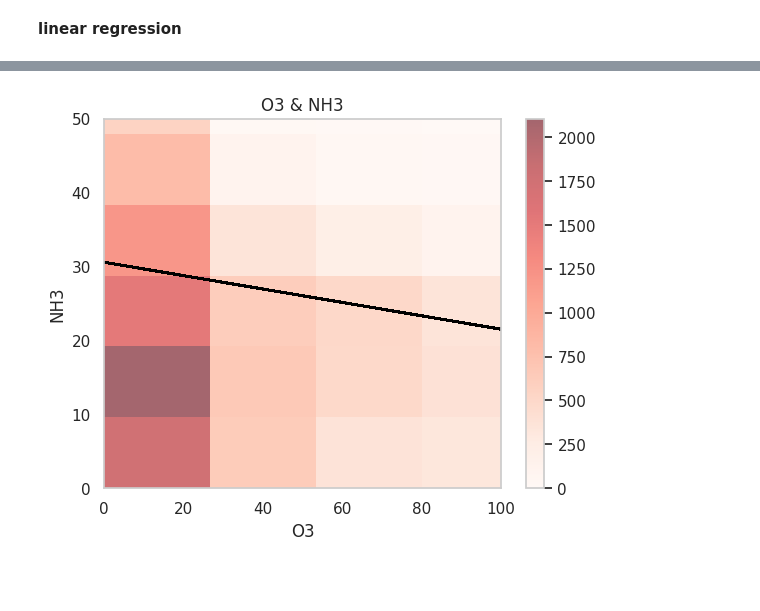
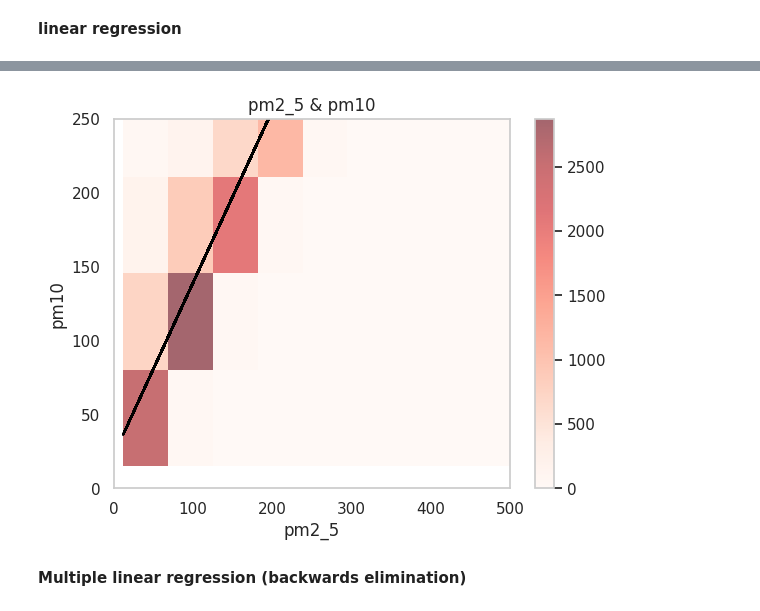
Before and after one commit to dafnep4/Dafne-Petrelli-s-coding, a Jupyter notebook: Coursework_2_Delhi.ipynb, the cells around one changed output, grey strips where cells are left out. Cells and saved outputs as stored; diff of their text form; code cells hidden in the pictures; blank space fills up the shorter version.

```diff
--- a/Coursework_2_Delhi.ipynb
+++ b/Coursework_2_Delhi.ipynb
@@ -114,8 +116,8 @@ Notes:
 # %%
-predictors = ["o3"]
-outcome = "nh3"
-model = LinearRegression()
-model.fit(df[predictors], df[outcome])
-print(f"Intercept of co and nh3: {model.intercept_:.3f}")
-print(f"Coefficient co and nh3: {model.coef_[0]:.3f}")
+predictors=["pm2_5"] #assigned pollutant pm2.5 as predictor.
+outcome="pm10" #assigned pm10 as outcome.
+model=LinearRegression()
+model.fit(df[predictors],df[outcome])
+print(f"Intercept of pm2_5 and pm10: {model.intercept_:.3f}") #computed regression intercept.
+print(f"Coefficient pm2_5 and pm10: {model.coef_[0]:.3f}") #computed regression coefficient.
 # %% [output]
@@ -170,16 +182,16 @@ plt.show()
 # %%
-plt.hist2d(df["o3"],df["nh3"],bins=30,cmap="Reds", alpha=0.6)
+plt.hist2d(df["pm2_5"],df["pm10"],bins=30,cmap="Reds", alpha=0.6)
 plt.colorbar()
-plt.plot(df["o3"], model.intercept_+model.coef_*df["o3"],color='black')
-plt.title("O3 & NH3")
-plt.xlabel("O3")
-plt.ylabel("NH3")
-
-plt.xlim(0, 100) #to zoom in the plot, couldnt see it clearly before
-plt.ylim(0, 50)
-
+plt.plot(df["pm2_5"], model.intercept_+model.coef_*df["pm2_5"],color='black')
+plt.title("pm2_5 & pm10")
+plt.xlabel("pm2_5")
+plt.ylabel("pm10")
+plt.xlim(0, 500) #to zoom in the plot, couldnt see it clearly before
+plt.ylim(0, 250)
 plt.grid(False)
 plt.show()
 # %% [output]
-[figure, old version]
+[figure, new version]
+# %% [markdown]
+**Multiple linear regression (backwards elimination)**
 # %%
```
Also changed, not shown: parts of 33 cells of this notebook.
